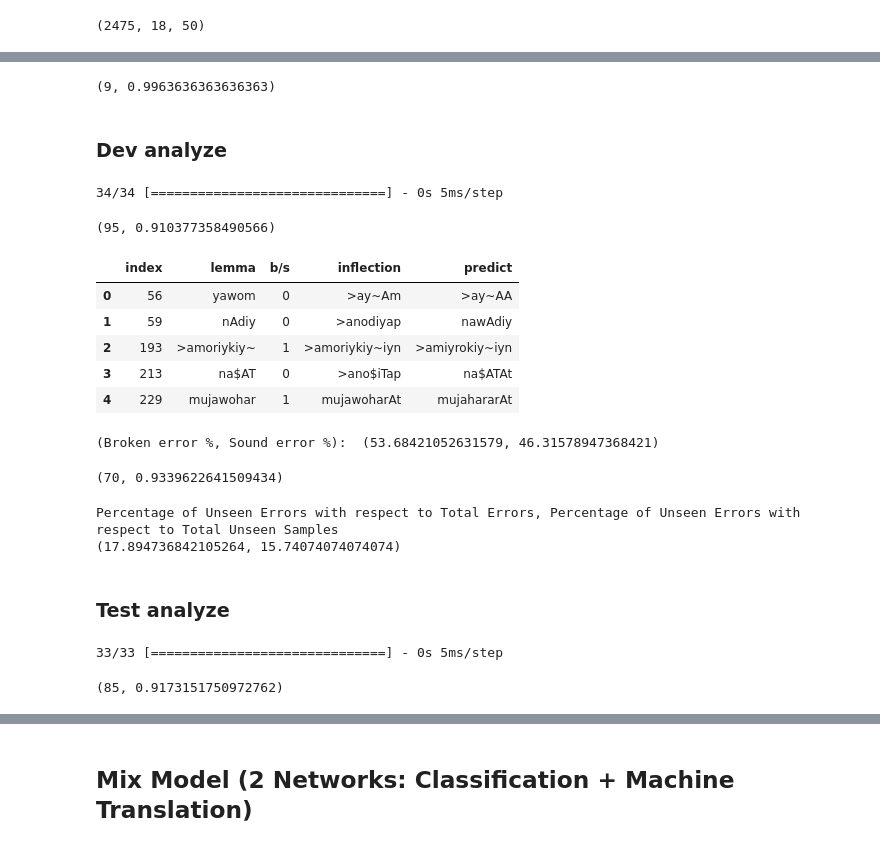
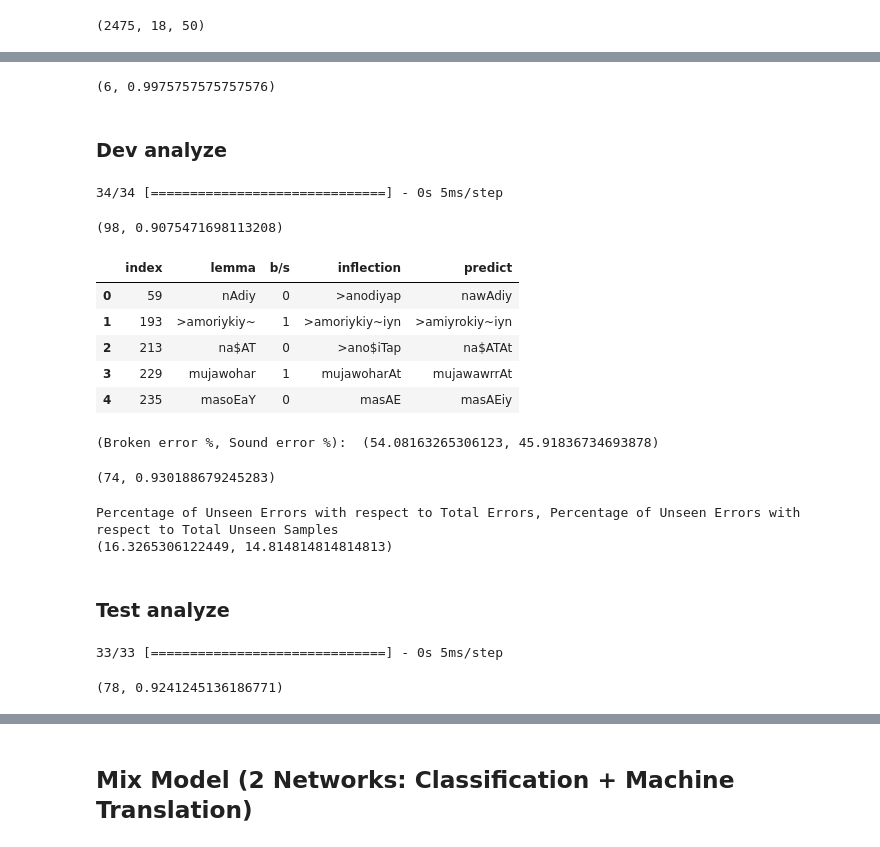
Before and after one commit to amirezzati/broken-plural, a Jupyter notebook: Arabic_broken_plurals.ipynb, the cells around one changed output, grey strips where cells are left out. Drawn from its saved outputs; the diff is of its cells as text; code cells hidden in the pictures.

```diff
--- a/Arabic_broken_plurals.ipynb
+++ b/Arabic_broken_plurals.ipynb
@@ -794,19 +868,17 @@ lemma - root - inflection
+# %%
+model1_path = '/content/drive/MyDrive/AI Projects/Arabic Broken Plural/Results/Machine Translation Models/Model 1'
 # %%
 input_lemma = Input(shape=(lemma_length, encode_size), name='Lemma')
-input_root = Input(shape=(root_length, encode_size), name='Root')
 input_genRat = Input(shape=(genRat_length, ), name='Gender-Rational')
 
 
 lstm1 = Bidirectional(LSTM(256, name='Lstm1'), name='Encoder')(input_lemma)
-# lstm2 = Bidirectional(LSTM(64))(input_root)
 
-# c = Concatenate(axis=1)([lstm1, lstm2])
+c = Concatenate(axis=1, name='Concatenate')([lstm1, input_genRat])
 
-d = Dense(254, activation='relu', name='Dense1')(lstm1)
+d = Dense(256, activation='relu', name='Dense1')(c)
 
-c = Concatenate(axis=1, name='Concatenate')([d, input_genRat])
-
-r = RepeatVector(inflection_length, name='RepeatVector')(c)
+r = RepeatVector(inflection_length, name='RepeatVector')(d)
 
 lstm2 = Bidirectional(LSTM(256, return_sequences=True, name='Lstm2'), name='Decoder')(r)
 
@@ -814,7 +886,7 @@ output = TimeDistributed(Dense(encode_size, activation='softmax', name='Dense2')
 
 model1 = Model(inputs=[input_lemma, input_genRat], outputs=output)
 
-checkpoint_filepath = path + '/model 1/weights.hdf5'
+checkpoint_filepath = model1_path + '/weights.hdf5'
 checkpoint = ModelCheckpoint(filepath=checkpoint_filepath, monitor='val_accuracy', mode='max', save_best_only=True, verbose=0)
 
 model1.compile(loss="binary_crossentropy", optimizer=Adam(0.001), metrics=['accuracy'])
@@ -898,7 +952,7 @@ print('(Broken error %, Sound error %): ', reportPercentageOfBrokenSoundErrors(t
 # %%
 checkAccuracy_anyAcceptableInflectionInDataset(trainData[0],train_pred_OH,dic_lemmaInflection)
 # %% [output]
-(9, 0.9963636363636363)
+(6, 0.9975757575757576)
 # %% [markdown]
 ### **Dev analyze**
 # %%
@@ -908,25 +962,25 @@ dev_error_num, dev_acc_num = checkAccuracy(dev_pred_OH, y_dev_inflection_OH)
 dev_error_num, dev_acc_num
 # %% [output]
 34/34 [==============================] - 0s 5ms/step
-(95, 0.910377358490566)
+(98, 0.9075471698113208)
 # %%
-dev_errorAnalysis = reportErrorAnalysis(devData[0], devData[5], dev_pred_OH, y_dev_inflection_OH, path + "/model 1/dev_errorAnalysis.csv")
+dev_errorAnalysis = reportErrorAnalysis(devData[0], devData[5], dev_pred_OH, y_dev_inflection_OH, model1_path + "/dev_errorAnalysis.csv")
 dev_errorAnalysis.head()
 # %% [output]
 |  | index | lemma | b/s | inflection | predict |
-| 0 | 56 | yawom | 0 | >ay~Am | >ay~AA |
-| 1 | 59 | nAdiy | 0 | >anodiyap | nawAdiy |
-| 2 | 193 | >amoriykiy~ | 1 | >amoriykiy~iyn | >amiyrokiy~iyn |
-| 3 | 213 | na$AT | 0 | >ano$iTap | na$ATAt |
-| 4 | 229 | mujawohar | 1 | mujawoharAt | mujahararAt |
+| 0 | 59 | nAdiy | 0 | >anodiyap | nawAdiy |
+| 1 | 193 | >amoriykiy~ | 1 | >amoriykiy~iyn | >amiyrokiy~iyn |
+| 2 | 213 | na$AT | 0 | >ano$iTap | na$ATAt |
+| 3 | 229 | mujawohar | 1 | mujawoharAt | mujawawrrAt |
+| 4 | 235 | masoEaY | 0 | masAE | masAEiy |
 # %%
 print('(Broken error %, Sound error %): ', reportPercentageOfBrokenSoundErrors(dev_errorAnalysis))
 # %% [output]
-(Broken error %, Sound error %):  (53.68421052631579, 46.31578947368421)
+(Broken error %, Sound error %):  (54.08163265306123, 45.91836734693878)
 # %%
 checkAccuracy_anyAcceptableInflectionInDataset(devData[0],dev_pred_OH,dic_lemmaInflection)
 # %% [output]
-(70, 0.9339622641509434)
+(74, 0.930188679245283)
 # %%
 # Report Percentage of Unseen Errors in Dev set
 errorIndices_dev = dev_errorAnalysis['index'].tolist()
@@ -936,7 +990,7 @@ print('Percentage of Unseen Errors with respect to Total Errors, Percentage of U
 print(reportPercentageOfUnseenErrors(errorIndices_dev, unseenIndices_dev))
 # %% [output]
 Percentage of Unseen Errors with respect to Total Errors, Percentage of Unseen Errors with respect to Total Unseen Samples
-(17.894736842105264, 15.74074074074074)
+(16.3265306122449, 14.814814814814813)
 # %% [markdown]
 ### **Test analyze**
 # %%
@@ -946,5 +1000,5 @@ test_error_num, test_acc_num = checkAccuracy(test_pred_OH, y_test_inflection_OH)
 test_error_num, test_acc_num
 # %% [output]
 33/33 [==============================] - 0s 5ms/step
-(85, 0.9173151750972762)
+(78, 0.9241245136186771)
 # %%
```
Also changed, not shown: parts of 124 cells of this notebook.
